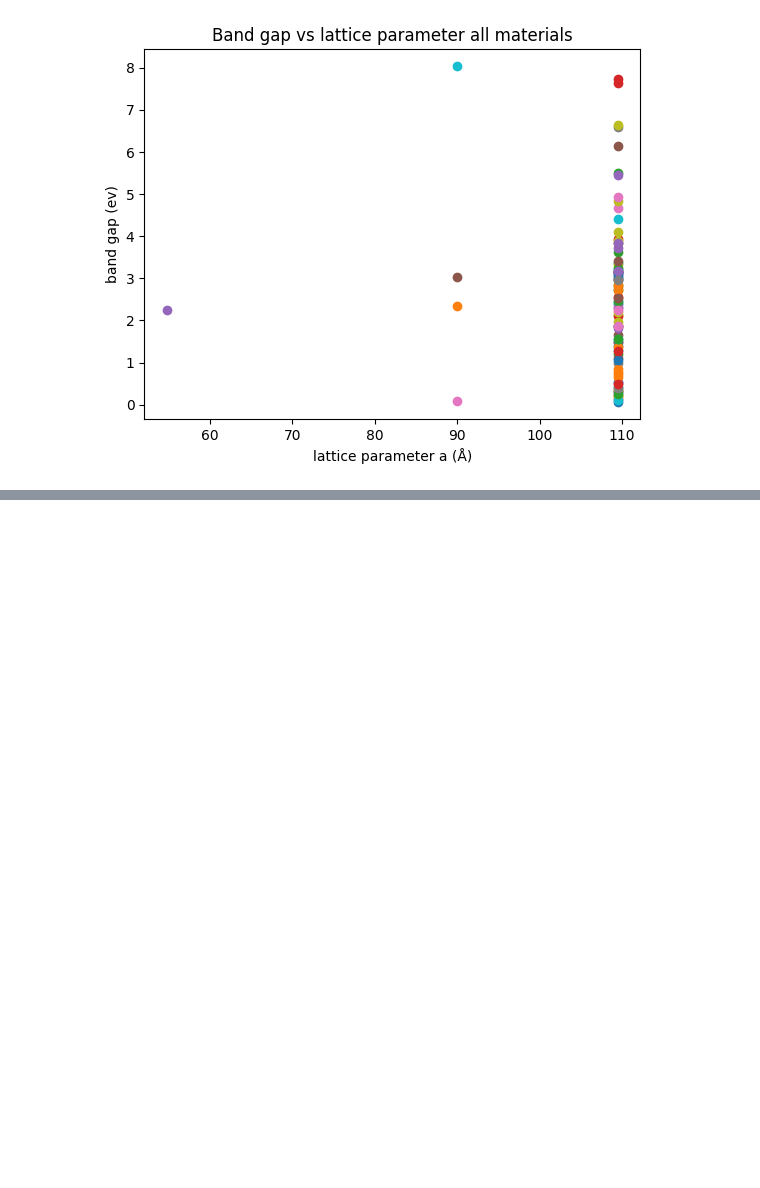
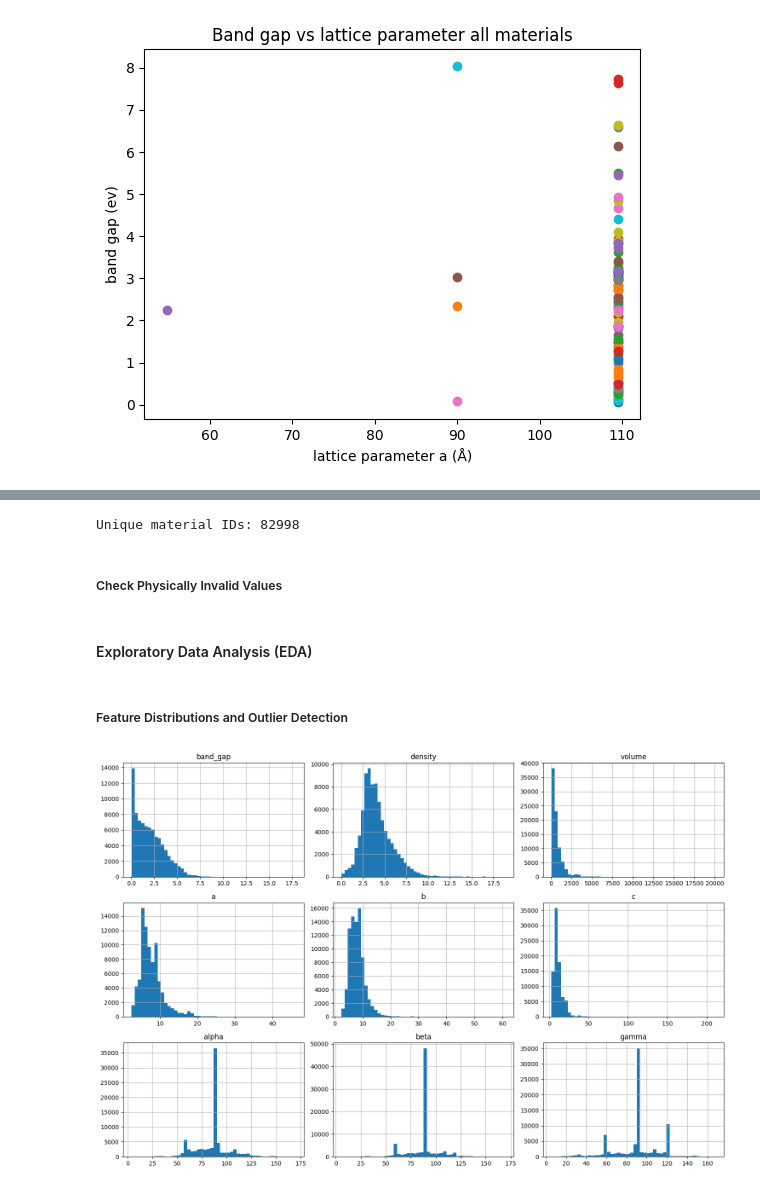
Before and after one commit to immischein/ML-bandgap, a Jupyter notebook: Bandgaps_ML_Model.ipynb, the cells around one changed output, grey strips where cells are left out. Drawn from its saved outputs; the diff is of its cells as text; code cells hidden in the pictures; blank space fills up the shorter version.

```diff
--- a/Bandgaps_ML_Model.ipynb
+++ b/Bandgaps_ML_Model.ipynb
@@ -1031,0 +168,6 @@ Elements: W: 2.18 Å, Al: 1.84 Å, N: 1.55 Å
+# %%
+# Save to JSON file
+with open("materials_data.json", "w") as f:
+    json.dump(cleaned_data, f)
+
+print(f"Saved {len(cleaned_data)} materials to materials_data.json")
@@ -1031,0 +181,4 @@ Elements: W: 2.18 Å, Al: 1.84 Å, N: 1.55 Å
+# %%
+# Load the JSON data
+with open("/content/drive/MyDrive/Project Documents ML-CMT/materials_data.json") as f:
+    materials_data = json.load(f)
@@ -1031,0 +187,28 @@ Elements: W: 2.18 Å, Al: 1.84 Å, N: 1.55 Å
+# %%
+# Build tabular dataset
+records = []
+for m in materials_data:
+    struct = Structure.from_dict(m["structure"])
+    en_data = {str(el): Element(el).X for el in elements}
+    en_values = list(en_data.values())
+    record = {
+        "material_id": m["material_id"],
+        "band_gap": m["band_gap"],
+        "formula": m["formula_pretty"],
+        "density": m["density"],
+        "volume": m["volume"],
+        "a": struct.lattice.a,
+        "b": struct.lattice.b,
+        "c": struct.lattice.c,
+        "alpha": struct.lattice.alpha,
+        "beta": struct.lattice.beta,
+        "gamma": struct.lattice.gamma,
+        "n_atoms": m["nsites"]
+
+    }
+    records.append(record)
+
+# df = pd.DataFrame(records)
+# df.to_csv("bandgap_dataset.csv", index=False)
+
+# print(f"Saved tabular dataset to bandgap_dataset.csv with shape {df.shape}")
@@ -1031,0 +239,2 @@ Elements: W: 2.18 Å, Al: 1.84 Å, N: 1.55 Å
+# %%
+df = pd.DataFrame(records)
@@ -1031,0 +310,6 @@ Elements: W: 2.18 Å, Al: 1.84 Å, N: 1.55 Å
+# %%
+print("Unique material IDs:", df["material_id"].nunique())
+# %% [output]
+Unique material IDs: 82998
+# %% [markdown]
+##### Check Physically Invalid Values
@@ -1031,0 +318,11 @@ Elements: W: 2.18 Å, Al: 1.84 Å, N: 1.55 Å
+# %% [markdown]
+#### Exploratory Data Analysis (EDA)
+# %% [markdown]
+##### Feature Distributions and Outlier Detection
+# %%
+numeric_features = ["band_gap", "density", "volume", "a", "b", "c", "alpha", "beta", "gamma"]
+df[numeric_features].hist(bins=50, figsize=(15, 10))
+plt.tight_layout()
+plt.show()
+# %% [output]
+[figure, added]
```
Also changed, not shown: parts of 61 cells of this notebook.
